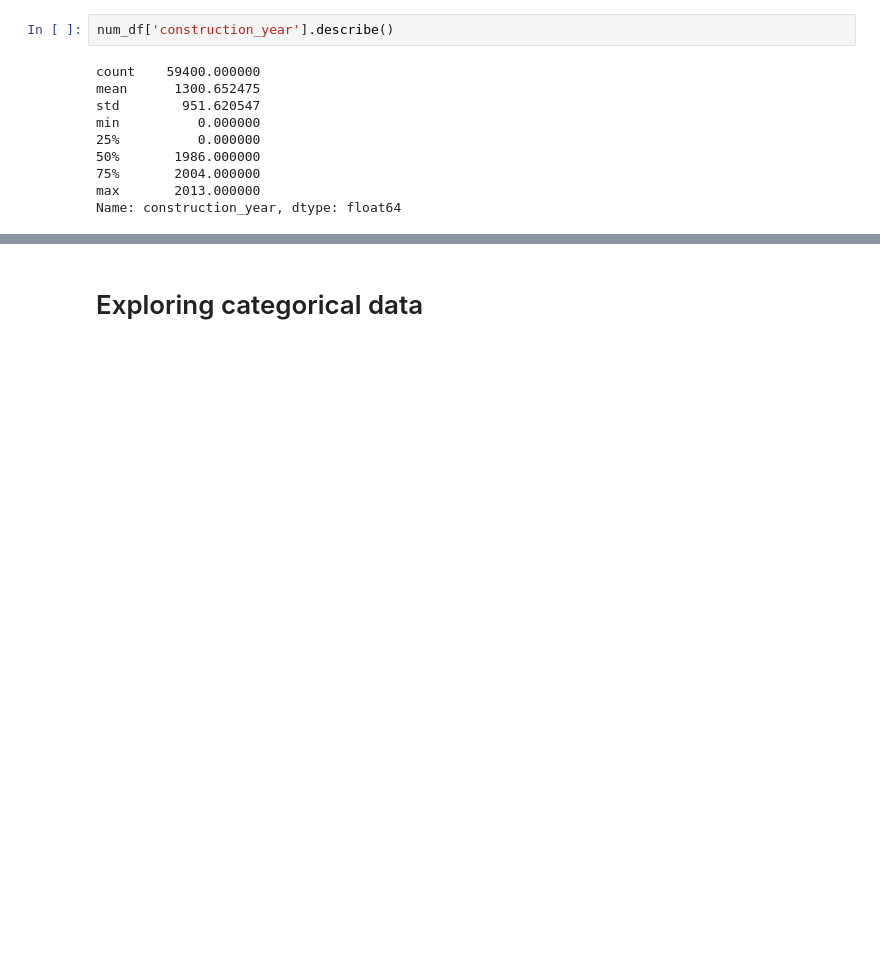
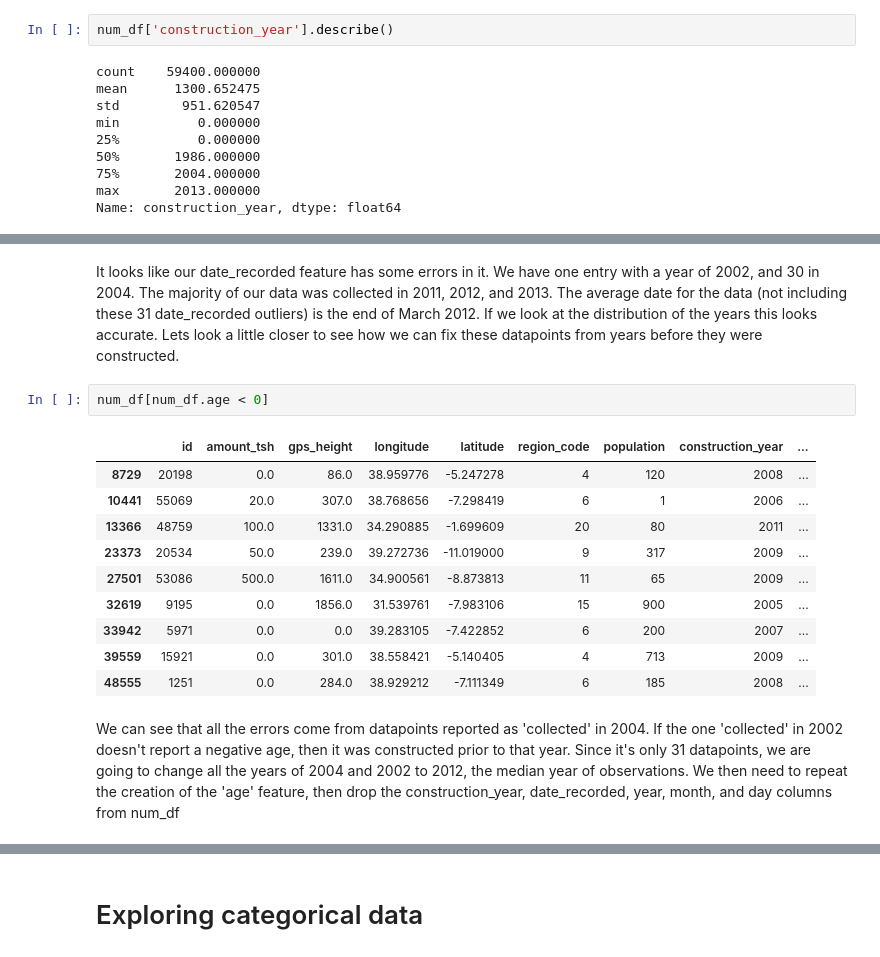
Before and after one commit to brtracy/phase_3_project, a Jupyter notebook: EDA.ipynb, the cells around one changed output, grey strips where cells are left out. Drawn from its saved outputs; the diff is of its cells as text; blank space fills up the shorter version.

```diff
--- a/EDA.ipynb
+++ b/EDA.ipynb
@@ -999,0 +1025,17 @@ What other strategies of handing missing data would be appropriate here?
+# %% [markdown]
+It looks like our date_recorded feature has some errors in it.  We have one entry with a year of 2002, and 30 in 2004. The majority of our data was collected in 2011, 2012, and 2013. The average date for the data (not including these 31 date_recorded outliers) is the end of March 2012. If we look at the distribution of the years this looks accurate. Lets look a little closer to see how we can fix these datapoints from years before they were constructed.
+# %%
+num_df[num_df.age < 0]
+# %% [output]
+|  | id | amount_tsh | gps_height | longitude | latitude | region_code | population | construction_year | ... |
+| 8729 | 20198 | 0.0 | 86.0 | 38.959776 | -5.247278 | 4 | 120 | 2008 | ... |
+| 10441 | 55069 | 20.0 | 307.0 | 38.768656 | -7.298419 | 6 | 1 | 2006 | ... |
+| 13366 | 48759 | 100.0 | 1331.0 | 34.290885 | -1.699609 | 20 | 80 | 2011 | ... |
+| 23373 | 20534 | 50.0 | 239.0 | 39.272736 | -11.019000 | 9 | 317 | 2009 | ... |
+| 27501 | 53086 | 500.0 | 1611.0 | 34.900561 | -8.873813 | 11 | 65 | 2009 | ... |
+| 32619 | 9195 | 0.0 | 1856.0 | 31.539761 | -7.983106 | 15 | 900 | 2005 | ... |
+| 33942 | 5971 | 0.0 | 0.0 | 39.283105 | -7.422852 | 6 | 200 | 2007 | ... |
+| 39559 | 15921 | 0.0 | 301.0 | 38.558421 | -5.140405 | 4 | 713 | 2009 | ... |
+| 48555 | 1251 | 0.0 | 284.0 | 38.929212 | -7.111349 | 6 | 185 | 2008 | ... |
+# %% [markdown]
+We can see that all the errors come from datapoints reported as 'collected' in 2004. If the one 'collected' in 2002 doesn't report a negative age, then it was constructed prior to that year. Since it's only 31 datapoints, we are going to change all the years of 2004 and 2002 to 2012, the median year of observations. We then need to repeat the creation of the 'age' feature, then drop the construction_year, date_recorded, year, month, and day columns from num_df
```
Also changed, not shown: parts of 179 cells of this notebook.
